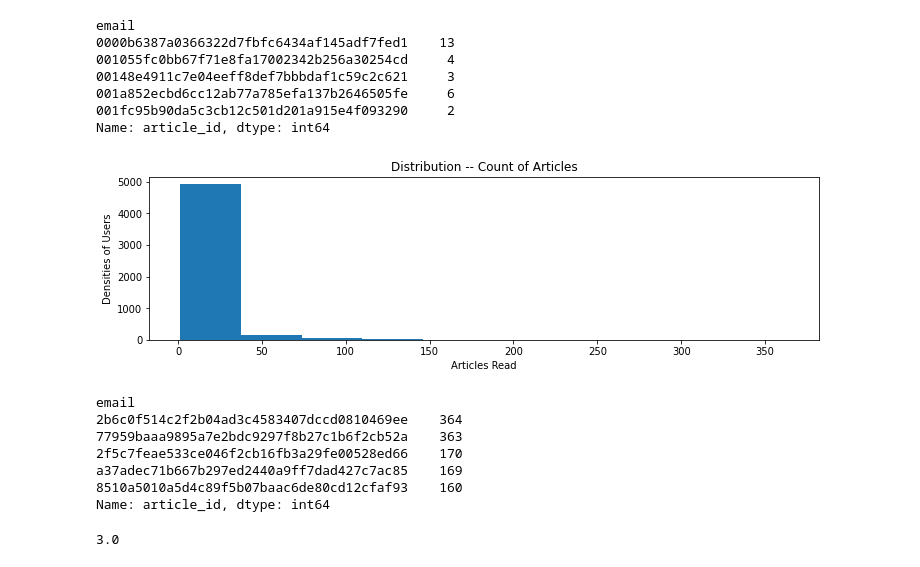
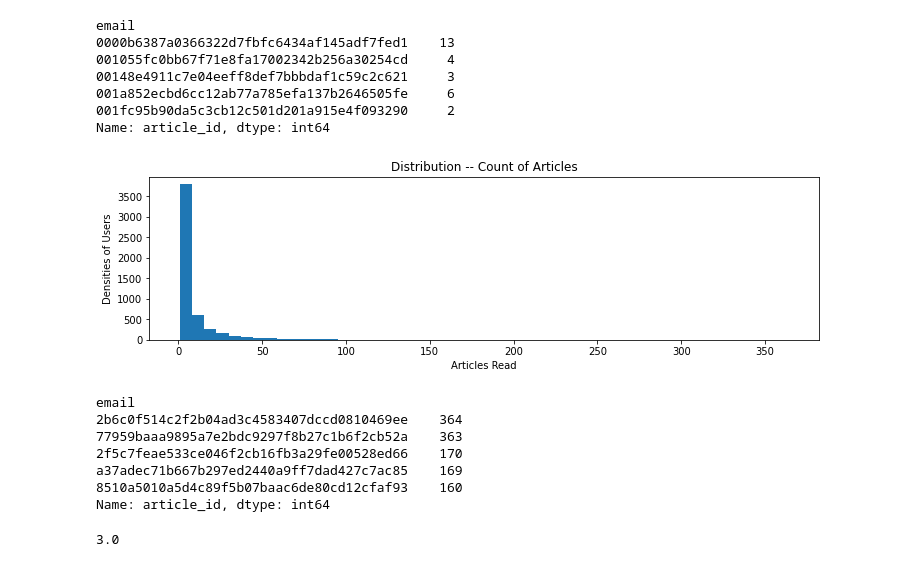
Before and after one commit to guandai/recommendation-with-ibm, a Jupyter notebook: Recommendations_with_IBM.ipynb, the cells around one changed output. Drawn from its saved outputs; the diff is of its cells as text; code cells hidden in the pictures.

```diff
--- a/Recommendations_with_IBM.ipynb
+++ b/Recommendations_with_IBM.ipynb
@@ -68,8 +61,8 @@ Use the dictionary and cells below to provide some insight into the descriptive
 
 `1.` What is the distribution of how many articles a user interacts with in the dataset?  Provide a visual and descriptive statistics to assist with giving a look at the number of times each user interacts with an article.
 # %%
-article_counts = df.groupby('email')['article_id'].count()
-article_counts.head()
+articles = df.groupby('email')['article_id'].count()
+articles.head()
 # %% [output]
 email
 0000b6387a0366322d7fbfc6434af145adf7fed1    13
@@ -80,20 +73,22 @@ email
 Name: article_id, dtype: int64
 # %%
 plt.figure(figsize=(12,3))
-h = plt.hist(article_counts, bins = 10);
+h = plt.hist(articles, bins = 50)
 plt.title("Distribution -- Count of Articles")
 # plt.xticks(np.arange(5,356,25))
 plt.xlabel('Articles Read')
 plt.ylabel('Densities of Users')
 plt.show()
-article_counts.sort_values(ascending = False).head()
 # %% [output]
-[figure, old version]
+[figure, new version]
-email
-2b6c0f514c2f2b04ad3c4583407dccd0810469ee    364
-77959baaa9895a7e2bdc9297f8b27c1b6f2cb52a    363
-2f5c7feae533ce046f2cb16fb3a29fe00528ed66    170
-a37adec71b667b297ed2440a9ff7dad427c7ac85    169
-8510a5010a5d4c89f5b07baac6de80cd12cfaf93    160
-Name: article_id, dtype: int64
+# %%
+articles.sort_values(ascending = False).head()
+# %% [output]
+email
+2b6c0f514c2f2b04ad3c4583407dccd0810469ee    364
+77959baaa9895a7e2bdc9297f8b27c1b6f2cb52a    363
+2f5c7feae533ce046f2cb16fb3a29fe00528ed66    170
+a37adec71b667b297ed2440a9ff7dad427c7ac85    169
+8510a5010a5d4c89f5b07baac6de80cd12cfaf93    160
+Name: article_id, dtype: int64
 # %%
```
Also changed, not shown: parts of 8 cells of this notebook.
